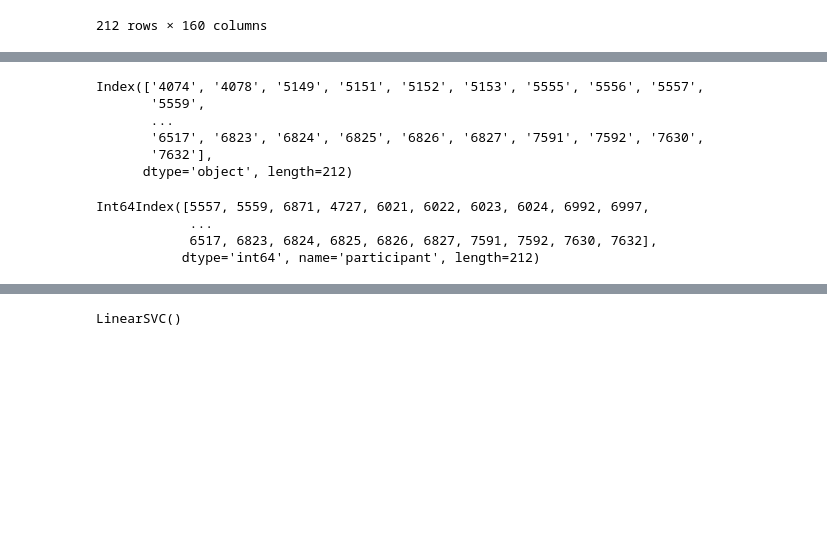
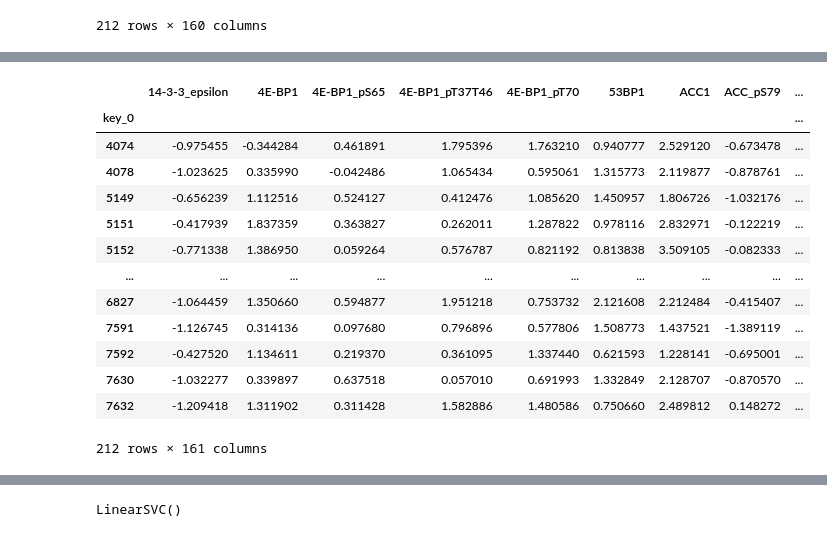
Before and after one commit to i-wallwork/Major-Project, a Jupyter notebook: Major-Project.ipynb, the cells around one changed output, grey strips where cells are left out. Saved outputs shown, nothing was run; the diff lists cells and outputs as text; code cells hidden in the pictures; blank space fills up the shorter version.

```diff
--- a/Major-Project.ipynb
+++ b/Major-Project.ipynb
@@ -101,17 +111,20 @@ transpose_df
 # %%
 # merge clinical pfi result and protein data
-transpose_df.index
+merged_df = transpose_df.merge(pfi_df, how="inner", on=transpose_df.index)
+merged_df.set_index("key_0", inplace=True)
+merged_df
 # %% [output]
+|  | 14-3-3_epsilon | 4E-BP1 | 4E-BP1_pS65 | 4E-BP1_pT37T46 | 4E-BP1_pT70 | 53BP1 | ACC1 | ACC_pS79 | ... |
+| key_0 |  |  |  |  |  |  |  |  | ... |
+| 4074 | -0.975455 | -0.344284 | 0.461891 | 1.795396 | 1.763210 | 0.940777 | 2.529120 | -0.673478 | ... |
+| 4078 | -1.023625 | 0.335990 | -0.042486 | 1.065434 | 0.595061 | 1.315773 | 2.119877 | -0.878761 | ... |
+| 5149 | -0.656239 | 1.112516 | 0.524127 | 0.412476 | 1.085620 | 1.450957 | 1.806726 | -1.032176 | ... |
+| 5151 | -0.417939 | 1.837359 | 0.363827 | 0.262011 | 1.287822 | 0.978116 | 2.832971 | -0.122219 | ... |
+| 5152 | -0.771338 | 1.386950 | 0.059264 | 0.576787 | 0.821192 | 0.813838 | 3.509105 | -0.082333 | ... |
+| ... | ... | ... | ... | ... | ... | ... | ... | ... | ... |
+| 6827 | -1.064459 | 1.350660 | 0.594877 | 1.951218 | 0.753732 | 2.121608 | 2.212484 | -0.415407 | ... |
+| 7591 | -1.126745 | 0.314136 | 0.097680 | 0.796896 | 0.577806 | 1.508773 | 1.437521 | -1.389119 | ... |
+| 7592 | -0.427520 | 1.134611 | 0.219370 | 0.361095 | 1.337440 | 0.621593 | 1.228141 | -0.695001 | ... |
+| 7630 | -1.032277 | 0.339897 | 0.637518 | 0.057010 | 0.691993 | 1.332849 | 2.128707 | -0.870570 | ... |
+| 7632 | -1.209418 | 1.311902 | 0.311428 | 1.582886 | 1.480586 | 0.750660 | 2.489812 | 0.148272 | ... |
-Index(['4074', '4078', '5149', '5151', '5152', '5153', '5555', '5556', '5557',
-       '5559',
-       ...
-       '6517', '6823', '6824', '6825', '6826', '6827', '7591', '7592', '7630',
-       '7632'],
-      dtype='object', length=212)
+212 rows × 161 columns
-# %%
-pfi_df.index
-# %% [output]
-Int64Index([5557, 5559, 6871, 4727, 6021, 6022, 6023, 6024, 6992, 6997,
-            ...
-            6517, 6823, 6824, 6825, 6826, 6827, 7591, 7592, 7630, 7632],
-           dtype='int64', name='participant', length=212)
```
Also changed, not shown: parts of 21 cells of this notebook.
